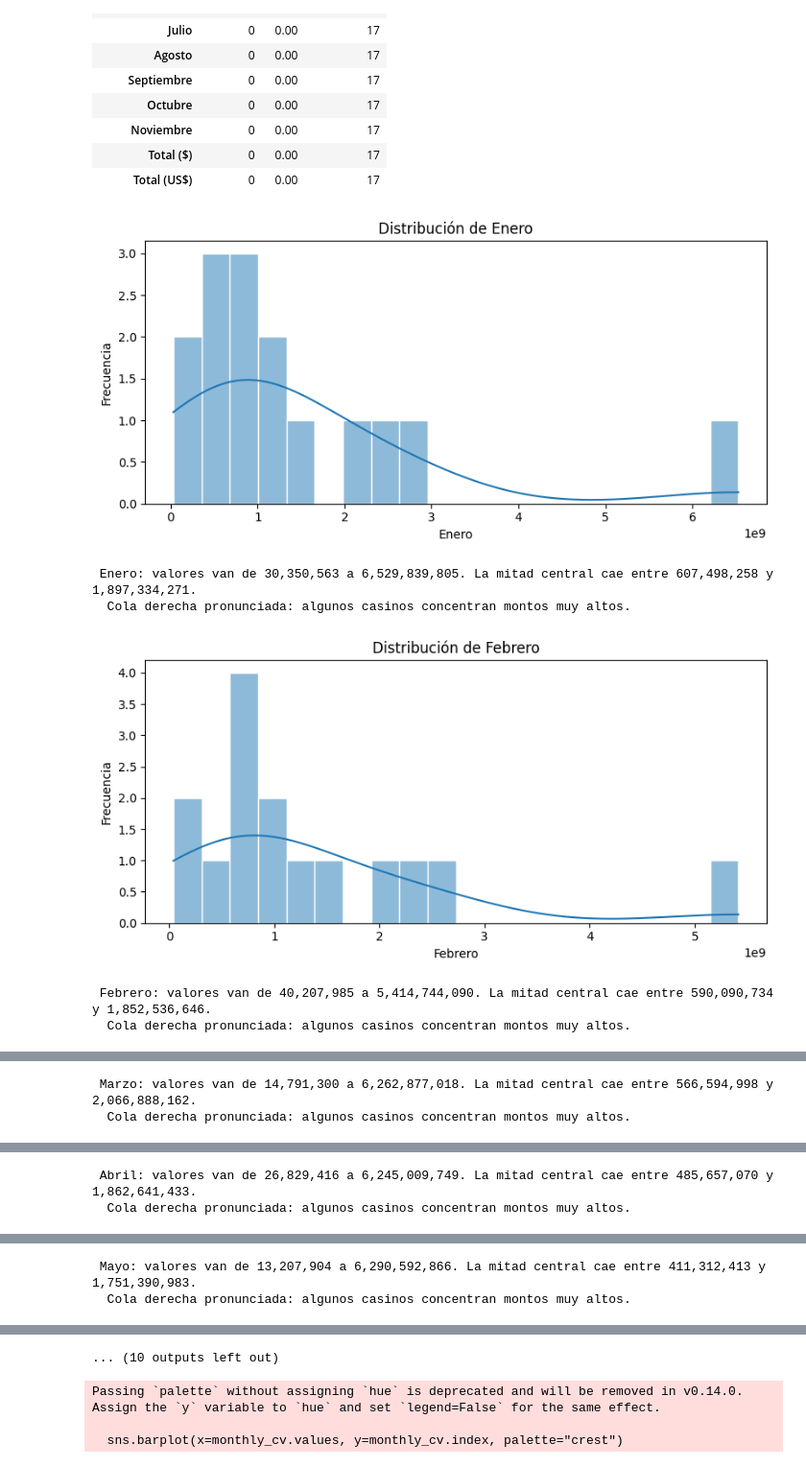
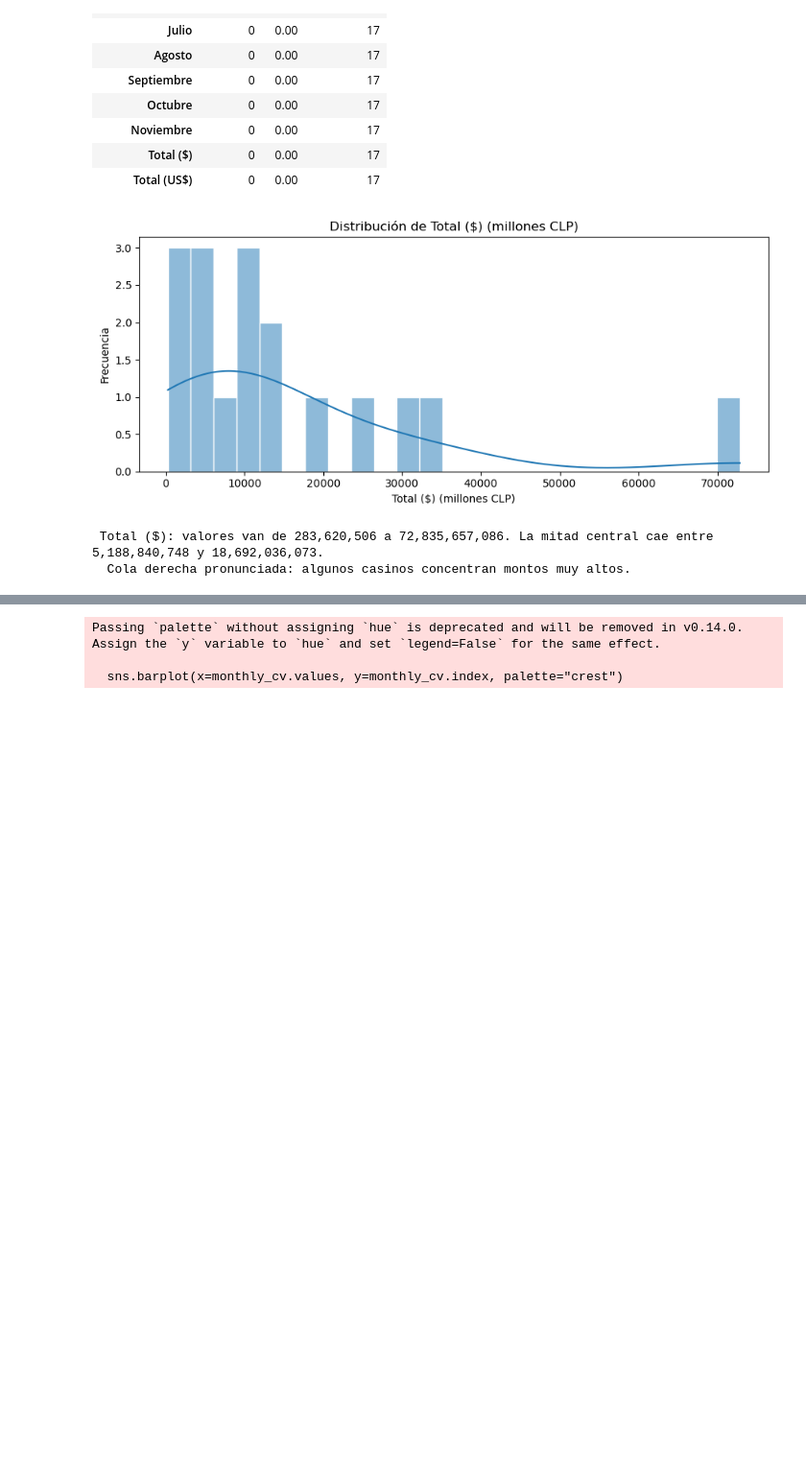
Before and after one commit to ReToxiE/Proyecto-IMT-2200-2-Grupo-5, a Jupyter notebook: notebooks/analisis_final.ipynb, the cells around one changed output, grey strips where cells are left out. Shown at 96% size. Cells and saved outputs as stored; diff of their text form; code cells hidden in the pictures; blank space fills up the shorter version.

Commit message:
add graphs and edit HTML

```diff
--- a/notebooks/analisis_final.ipynb
+++ b/notebooks/analisis_final.ipynb
@@ -440,47 +440,48 @@ Passing `palette` without assigning `hue` is deprecated and will be removed in v
 # %%
 # Distribuciones de variables numéricas relevantes
 numeric_columns = df.select_dtypes(include=[np.number]).columns.tolist()
 
-# Priorizamos columnas mensuales y evitamos graficar totales agregados que distorsionan la lectura
-# las tres siguientes líneas fueron generadas con AI:
-filtered_numeric = [col for col in numeric_columns if "total" not in col.lower()]
-numeric_candidates = filtered_numeric if filtered_numeric else numeric_columns
-numeric_candidates = [col for col in numeric_candidates if df[col].notna().sum() >= 3]
+if not numeric_columns:
+    print("No hay variables numéricas disponibles para graficar.")
+else:
+    target_column = next((col for col in numeric_columns if "total" in col.lower()), numeric_columns[0])
+    series = df[target_column].dropna()
 
-if not numeric_candidates:
-    print("No hay variables numéricas con datos suficientes para graficar sin los totales.")
-else:
-    for column in numeric_candidates:
-        plt.figure(figsize=(8, 4))
-        series = df[column].dropna()
-        sns.histplot(series, kde=True, bins=20, edgecolor="white")
-        plt.title(f"Distribución de {column}")
-        plt.xlabel(column)
+    if series.empty:
+        print(f"La columna {target_column} no tiene datos suficientes para graficar.")
+    else:
+        scale_factor = 1e6  # Mostrar en millones de CLP
+        plot_series = series / scale_factor
+        xlabel = f"{target_column} (millones CLP)"
+        title = f"Distribución de {target_column} (millones CLP)"
+
+        bins = max(min(int(len(plot_series) * 1.5), 30), 12)  # Más barras, evitando líneas demasiado finas
+
+        plt.figure(figsize=(9, 4))
+        sns.histplot(plot_series, kde=True, bins=bins, edgecolor="white")
+        plt.title(title)
+        plt.xlabel(xlabel)
         plt.ylabel("Frecuencia")
         plt.tight_layout()
-        output_path = os.path.join(FIGURES_DIR, f"hist_{column}.png")
+        sanitized_name = target_column.lower().replace(" ", "_").replace("($)", "").replace("/", "_")
+        output_path = os.path.join(FIGURES_DIR, f"hist_{sanitized_name}.png")
         plt.savefig(output_path, dpi=150)
         plt.show()
 
-        # Explicación rápida de la forma observada
         q25, q75 = series.quantile([0.25, 0.75])
         min_val, max_val = series.min(), series.max()
-
         print(
-            f" {column}: valores van de {min_val:,.0f} a {max_val:,.0f}. "
+            f" {target_column}: valores van de {min_val:,.0f} a {max_val:,.0f}. "
             f"La mitad central cae entre {q25:,.0f} y {q75:,.0f}."
         )
 
         if series.skew() > 0:
             print("  Cola derecha pronunciada: algunos casinos concentran montos muy altos.")
         elif series.skew() < 0:
             print("  Cola izquierda pronunciada: pocos valores muy bajos respecto al resto.")
         else:
             print("  Distribución aproximadamente simétrica.")
 # %% [output]
-[figure, old version]
+[figure, new version]
- Enero: valores van de 30,350,563 a 6,529,839,805. La mitad central cae entre 607,498,258 y 1,897,334,271.
+ Total ($): valores van de 283,620,506 a 72,835,657,086. La mitad central cae entre 5,188,840,748 y 18,692,036,073.
   Cola derecha pronunciada: algunos casinos concentran montos muy altos.
-[figure, removed]
- Febrero: valores van de 40,207,985 a 5,414,744,090. La mitad central cae entre 590,090,734 y 1,852,536,646.
-  Cola derecha pronunciada: algunos casinos concentran montos muy altos.
@@ -488,2 +487,0 @@ else:
- Marzo: valores van de 14,791,300 a 6,262,877,018. La mitad central cae entre 566,594,998 y 2,066,888,162.
-  Cola derecha pronunciada: algunos casinos concentran montos muy altos.
@@ -491,2 +487,0 @@ else:
- Abril: valores van de 26,829,416 a 6,245,009,749. La mitad central cae entre 485,657,070 y 1,862,641,433.
-  Cola derecha pronunciada: algunos casinos concentran montos muy altos.
@@ -494,2 +487,0 @@ else:
- Mayo: valores van de 13,207,904 a 6,290,592,866. La mitad central cae entre 411,312,413 y 1,751,390,983.
-  Cola derecha pronunciada: algunos casinos concentran montos muy altos.
@@ -499,4 +488,3 @@ else:
-... (10 outputs left out)
 # %%
 # Variabilidad mensual y participación relativa
 MONTH_ORDER = ["Enero","Febrero","Marzo","Abril","Mayo","Junio","Julio","Agosto","Septiembre","Octubre","Noviembre","Diciembre",]
```
Also changed, not shown: parts of 5 cells of this notebook, 4 other files.
